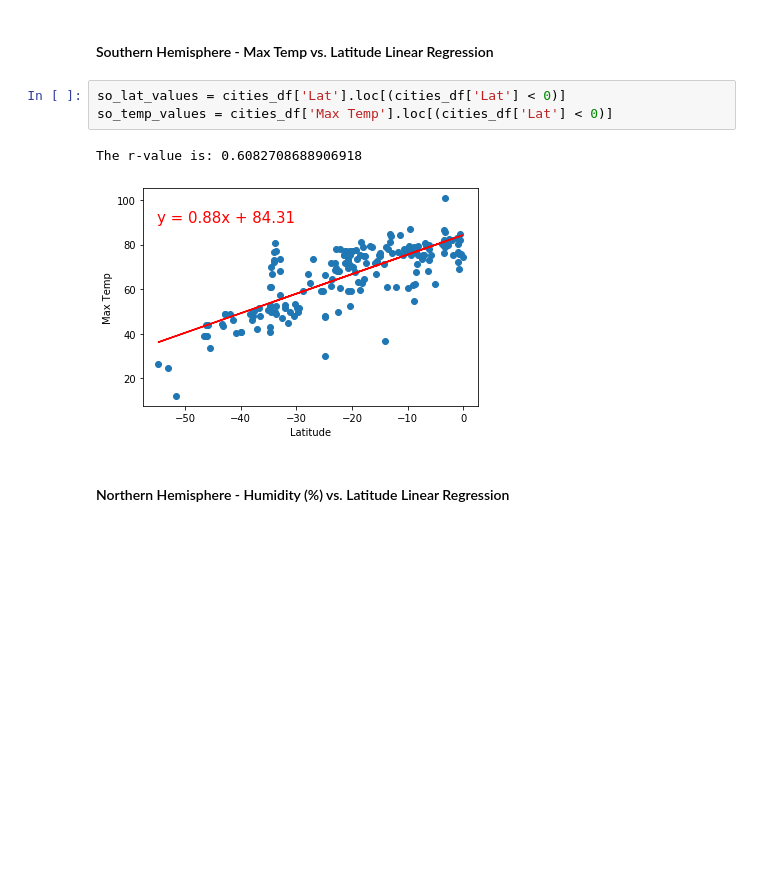
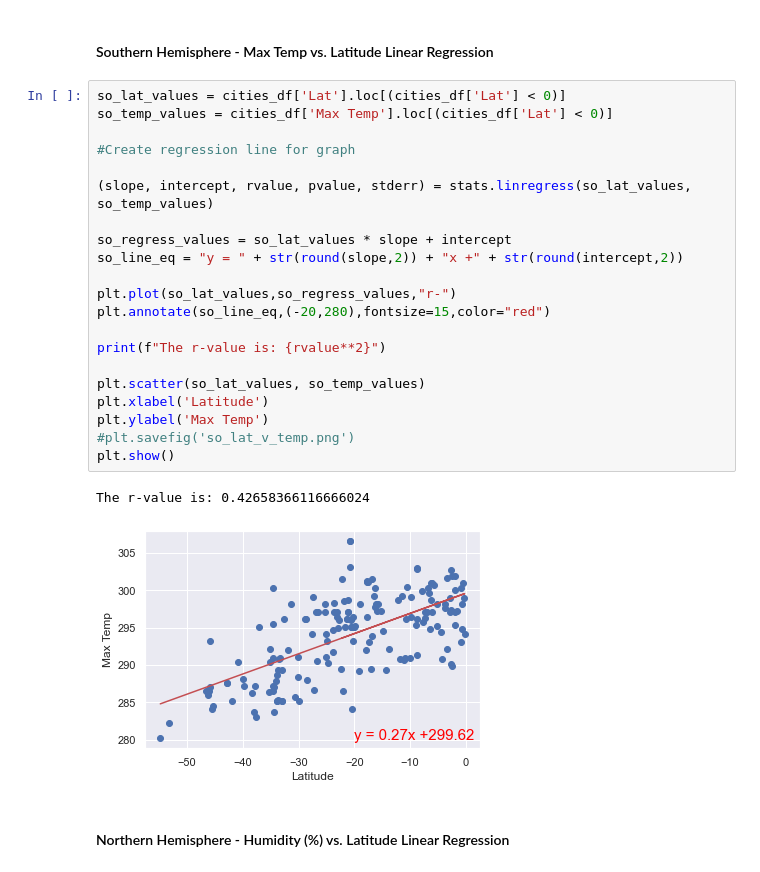
Before and after one commit to dkuchan415/OpenWeatherMapAPI_Analysis, a Jupyter notebook: WeatherPy/WeatherPy.ipynb, the cells around one changed output. Cells and saved outputs as stored; diff of their text form; blank space fills up the shorter version.

```diff
--- a/WeatherPy/WeatherPy.ipynb
+++ b/WeatherPy/WeatherPy.ipynb
@@ -275,10 +279,28 @@ NameError: name 'stats' is not defined
 # %% [markdown]
 ####  Southern Hemisphere - Max Temp vs. Latitude Linear Regression
-# %%
-so_lat_values = cities_df['Lat'].loc[(cities_df['Lat'] < 0)]
-so_temp_values = cities_df['Max Temp'].loc[(cities_df['Lat'] < 0)]
-# %% [output]
-The r-value is: 0.6082708688906918
-[figure, removed]
+# %%
+so_lat_values = cities_df['Lat'].loc[(cities_df['Lat'] < 0)]
+so_temp_values = cities_df['Max Temp'].loc[(cities_df['Lat'] < 0)]
+
+#Create regression line for graph
+
+(slope, intercept, rvalue, pvalue, stderr) = stats.linregress(so_lat_values, so_temp_values)
+
+so_regress_values = so_lat_values * slope + intercept
+so_line_eq = "y = " + str(round(slope,2)) + "x +" + str(round(intercept,2))
+
+plt.plot(so_lat_values,so_regress_values,"r-")
+plt.annotate(so_line_eq,(-20,280),fontsize=15,color="red")
+
+print(f"The r-value is: {rvalue**2}")
+
+plt.scatter(so_lat_values, so_temp_values)
+plt.xlabel('Latitude')
+plt.ylabel('Max Temp')
+#plt.savefig('so_lat_v_temp.png')
+plt.show()
+# %% [output]
+The r-value is: 0.42658366116666024
+[figure, added]
 # %% [markdown]
 ####  Northern Hemisphere - Humidity (%) vs. Latitude Linear Regression
```
Also changed, not shown: parts of 10 cells of this notebook, 4 other files.
